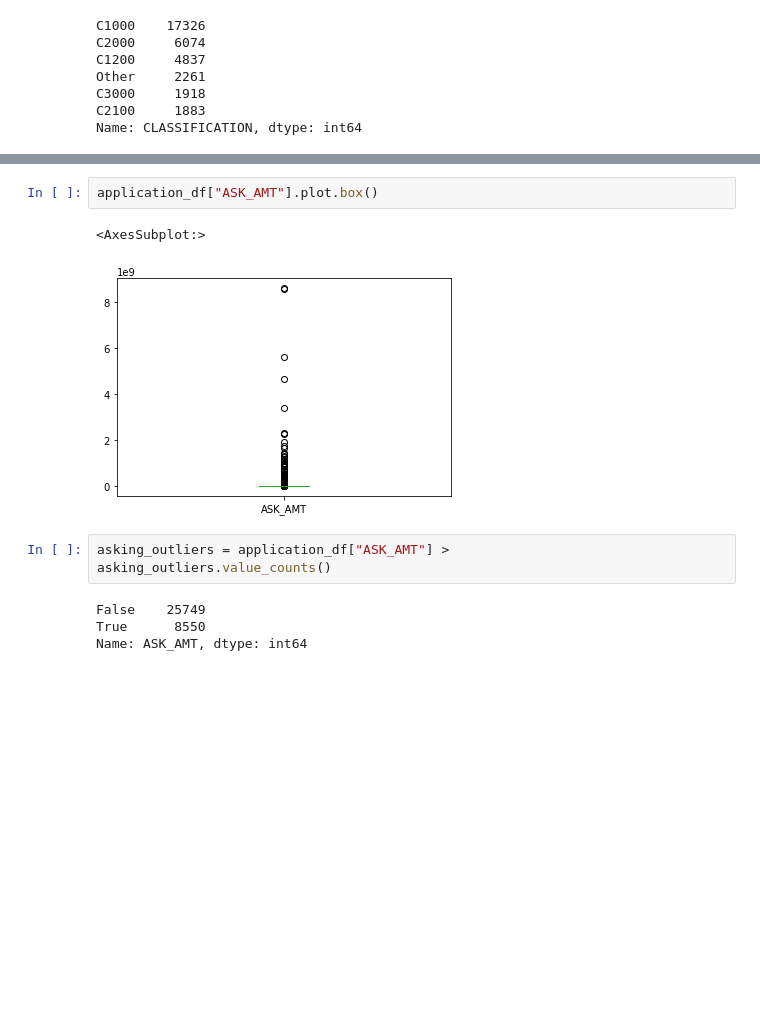
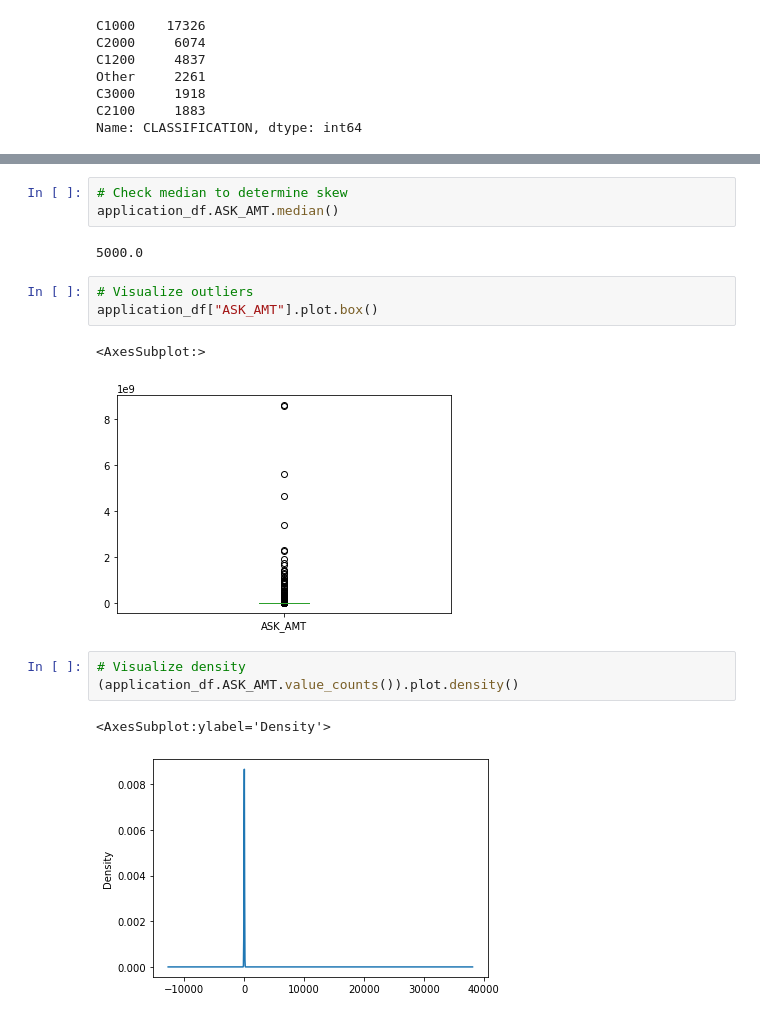
Before and after one commit to fkerimov/Neural_Network_Charity_Analysis, a Jupyter notebook: AlphabetSoupCharity_Optimzation.ipynb, the cells around one changed output, grey strips where cells are left out. Cells and saved outputs as stored; diff of their text form; blank space fills up the shorter version.

```diff
--- a/AlphabetSoupCharity_Optimzation.ipynb
+++ b/AlphabetSoupCharity_Optimzation.ipynb
@@ -123,12 +125,17 @@ application_df.ASK_AMT.median()
+# %%
+# Check median to determine skew
+application_df.ASK_AMT.median()
+# %% [output]
+5000.0
 # %%
+# Visualize outliers
 application_df["ASK_AMT"].plot.box()
 # %% [output]
 <AxesSubplot:>
 [figure]
 # %%
-asking_outliers = application_df["ASK_AMT"] >
-asking_outliers.value_counts()
+# Visualize density
+(application_df.ASK_AMT.value_counts()).plot.density()
 # %% [output]
-False    25749
-True      8550
-Name: ASK_AMT, dtype: int64
+<AxesSubplot:ylabel='Density'>
+[figure, added]
```
Also changed, not shown: parts of 35 cells of this notebook, 40 other files.
